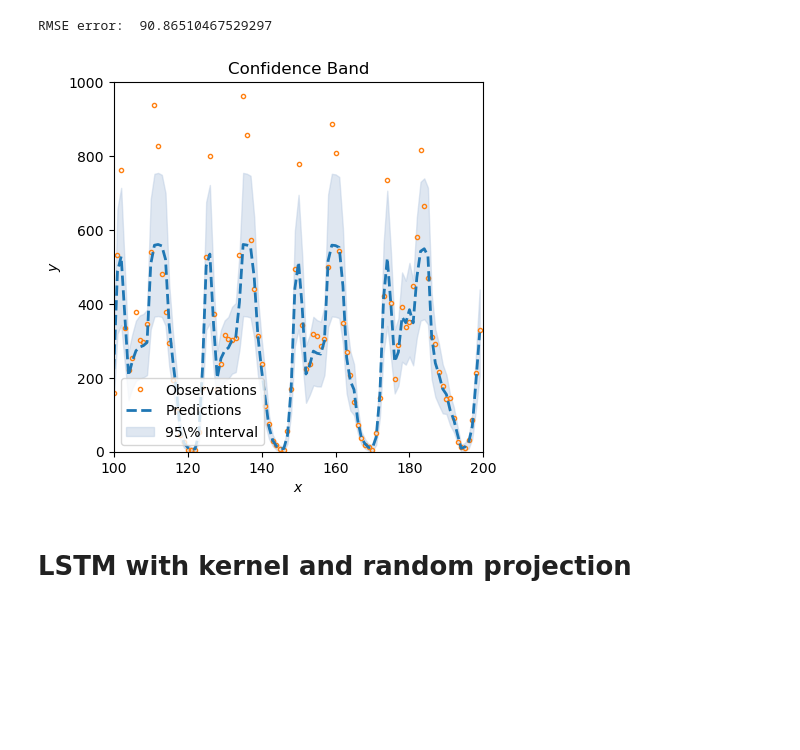
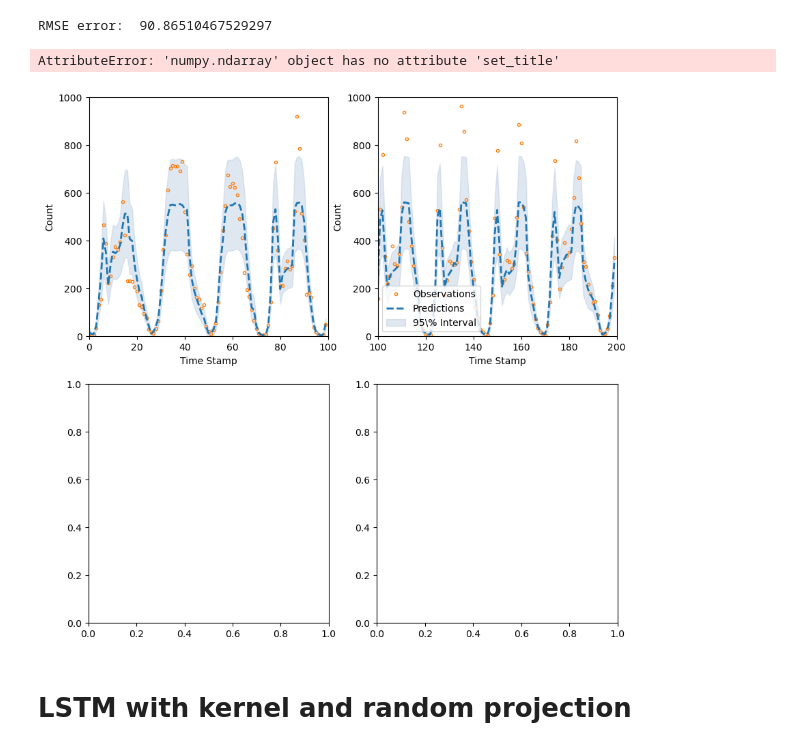
Before and after one commit to TurquoiseKitty/CalibrationOfficial, a Jupyter notebook: EXP2_bikePlot.ipynb, the cells around one changed output. Cells and saved outputs as stored; diff of their text form; code cells hidden in the pictures; blank space fills up the shorter version.

```diff
--- a/EXP2_bikePlot.ipynb
+++ b/EXP2_bikePlot.ipynb
@@ -150,38 +152,69 @@ RMSE error:  90.86510467529297
 # %%
 import matplotlib.pyplot as plt
 from src.DEFAULTS import normalZ
 from src.plot_utils import plot_xy_specifyBound
 
-fig, ax = plt.subplots()
+fig, ax = plt.subplots(2, 2, figsize=(10, 10))
+ax_up = ax[0]
+ax1 = ax[0][0]
+ax2 = ax[0][1]
 
 ylims = [0, 1000]
 
+sample_start1 = 0
+sample_end1 = 100
 
-sample_start = 100
-sample_end = 200
+sample_start2 = 100
+sample_end2 = 200
 
 
-preds = nll_model.predict(test_X[sample_start:sample_end]).detach().cpu().numpy()
+preds1 = nll_model.predict(test_X[sample_start1:sample_end1]).detach().cpu().numpy()
+preds2 = nll_model.predict(test_X[sample_start2:sample_end2]).detach().cpu().numpy()
 
-pred_mean = preds[:,0]
-pred_sig = preds[:,1]
+pred_mean1 = preds1[:,0]
+pred_sig1 = preds1[:,1]
+pred_mean2 = preds2[:,0]
+pred_sig2 = preds2[:,1]
 
-y_test_UP = pred_mean + normalZ.ppf(0.975) * pred_sig
-y_test_LO = pred_mean + normalZ.ppf(0.025) * pred_sig
+
+
+
+y_test_UP1 = pred_mean1 + normalZ.ppf(0.975) * pred_sig1
+y_test_LO1 = pred_mean1 + normalZ.ppf(0.025) * pred_sig1
+
+y_test_UP2 = pred_mean2 + normalZ.ppf(0.975) * pred_sig2
+y_test_LO2 = pred_mean2 + normalZ.ppf(0.025) * pred_sig2
 
 
 
 # Make xy plot
-axs = plot_xy_specifyBound(
-    pred_mean, y_test_UP, y_test_LO,
-    test_Y.cpu().numpy()[sample_start:sample_end],
-    np.arange(sample_start, sample_end), n_subset = None, ylims=ylims, xlims=[sample_start, sample_end], ax=ax,
-    dashStyle = True
+ax1 = plot_xy_specifyBound(
+    pred_mean1, y_test_UP1, y_test_LO1,
+    test_Y.cpu().numpy()[sample_start1:sample_end1],
+    np.arange(sample_start1, sample_end1), n_subset = None, ylims=ylims, xlims=[sample_start1, sample_end1], ax=ax1,
+    dashStyle = True,
+    legend=False,
+    x_label = "Time Stamp",
+    y_label = "Count",
+    title = ""
 )
 
+ax2 = plot_xy_specifyBound(
+    pred_mean2, y_test_UP2, y_test_LO2,
+    test_Y.cpu().numpy()[sample_start2:sample_end2],
+    np.arange(sample_start2, sample_end2), n_subset = None, ylims=ylims, xlims=[sample_start2, sample_end2], ax=ax2,
+    dashStyle = True,
+    x_label = "Time Stamp",
+    y_label = "Count",
+    title = ""
+)
+
+ax[0].set_title("HNN-LSTM")
+
 fig.show()
 # %% [output]
+AttributeError: 'numpy.ndarray' object has no attribute 'set_title'
-[figure, old version]
+[figure, new version]
 # %% [markdown]
 # LSTM with kernel and random projection
 # %%
```
Also changed, not shown: parts of 6 cells of this notebook, 31 other files.
